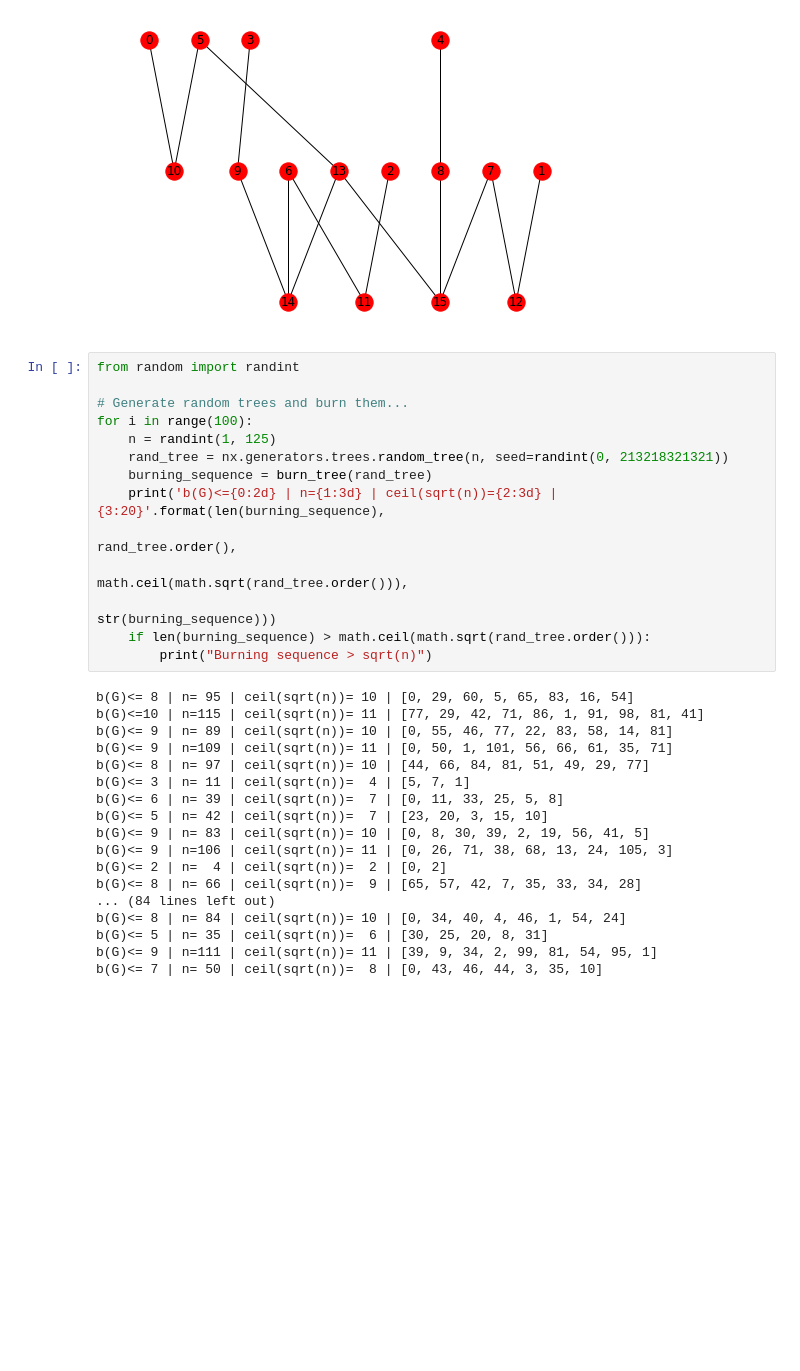
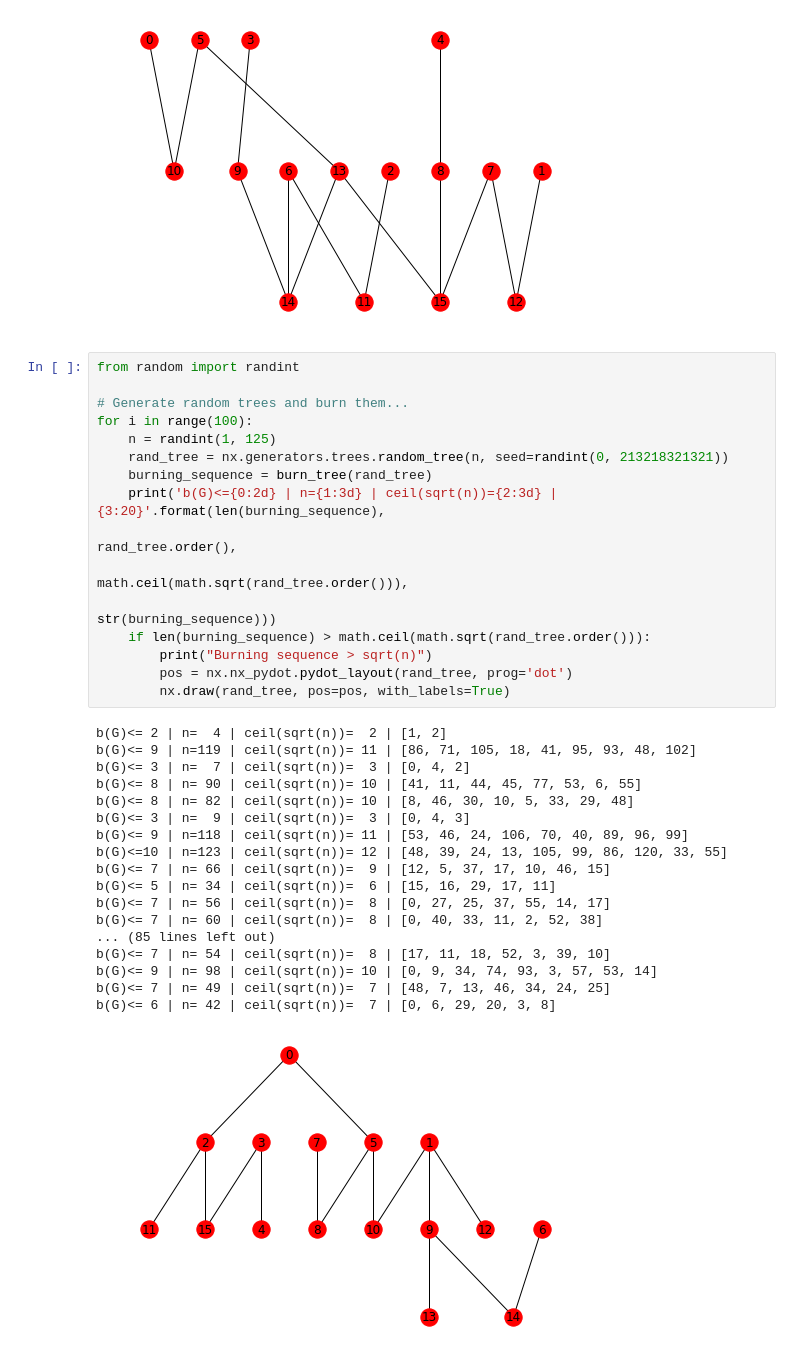
Before and after one commit to zhangyt3/graph-burning, a Jupyter notebook: burning_trees.ipynb, the cells around one changed output. Cells and saved outputs as stored; diff of their text form; blank space fills up the shorter version.

Commit message:
Found bad inputs for burn_tree (not using centers)

```diff
--- a/burning_trees.ipynb
+++ b/burning_trees.ipynb
@@ -81,32 +81,35 @@ show_graph('./trees/graph_30698.mat')
 # %%
 from random import randint
 
 # Generate random trees and burn them...
 for i in range(100):
     n = randint(1, 125)
     rand_tree = nx.generators.trees.random_tree(n, seed=randint(0, 213218321321))
     burning_sequence = burn_tree(rand_tree)
     print('b(G)<={0:2d} | n={1:3d} | ceil(sqrt(n))={2:3d} | {3:20}'.format(len(burning_sequence),
                                                                      rand_tree.order(),
                                                                      math.ceil(math.sqrt(rand_tree.order())),
                                                                      str(burning_sequence)))
     if len(burning_sequence) > math.ceil(math.sqrt(rand_tree.order())):
         print("Burning sequence > sqrt(n)")
+        pos = nx.nx_pydot.pydot_layout(rand_tree, prog='dot')
+        nx.draw(rand_tree, pos=pos, with_labels=True)
 # %% [output]
-b(G)<= 8 | n= 95 | ceil(sqrt(n))= 10 | [0, 29, 60, 5, 65, 83, 16, 54]
-b(G)<=10 | n=115 | ceil(sqrt(n))= 11 | [77, 29, 42, 71, 86, 1, 91, 98, 81, 41]
-b(G)<= 9 | n= 89 | ceil(sqrt(n))= 10 | [0, 55, 46, 77, 22, 83, 58, 14, 81]
-b(G)<= 9 | n=109 | ceil(sqrt(n))= 11 | [0, 50, 1, 101, 56, 66, 61, 35, 71]
-b(G)<= 8 | n= 97 | ceil(sqrt(n))= 10 | [44, 66, 84, 81, 51, 49, 29, 77]
-b(G)<= 3 | n= 11 | ceil(sqrt(n))=  4 | [5, 7, 1]
-b(G)<= 6 | n= 39 | ceil(sqrt(n))=  7 | [0, 11, 33, 25, 5, 8]
-b(G)<= 5 | n= 42 | ceil(sqrt(n))=  7 | [23, 20, 3, 15, 10]
-b(G)<= 9 | n= 83 | ceil(sqrt(n))= 10 | [0, 8, 30, 39, 2, 19, 56, 41, 5]
-b(G)<= 9 | n=106 | ceil(sqrt(n))= 11 | [0, 26, 71, 38, 68, 13, 24, 105, 3]
-b(G)<= 2 | n=  4 | ceil(sqrt(n))=  2 | [0, 2]
-b(G)<= 8 | n= 66 | ceil(sqrt(n))=  9 | [65, 57, 42, 7, 35, 33, 34, 28]
-... (84 lines left out)
-b(G)<= 8 | n= 84 | ceil(sqrt(n))= 10 | [0, 34, 40, 4, 46, 1, 54, 24]
-b(G)<= 5 | n= 35 | ceil(sqrt(n))=  6 | [30, 25, 20, 8, 31]
-b(G)<= 9 | n=111 | ceil(sqrt(n))= 11 | [39, 9, 34, 2, 99, 81, 54, 95, 1]
-b(G)<= 7 | n= 50 | ceil(sqrt(n))=  8 | [0, 43, 46, 44, 3, 35, 10]
+b(G)<= 2 | n=  4 | ceil(sqrt(n))=  2 | [1, 2]
+b(G)<= 9 | n=119 | ceil(sqrt(n))= 11 | [86, 71, 105, 18, 41, 95, 93, 48, 102]
+b(G)<= 3 | n=  7 | ceil(sqrt(n))=  3 | [0, 4, 2]
+b(G)<= 8 | n= 90 | ceil(sqrt(n))= 10 | [41, 11, 44, 45, 77, 53, 6, 55]
+b(G)<= 8 | n= 82 | ceil(sqrt(n))= 10 | [8, 46, 30, 10, 5, 33, 29, 48]
+b(G)<= 3 | n=  9 | ceil(sqrt(n))=  3 | [0, 4, 3]
+b(G)<= 9 | n=118 | ceil(sqrt(n))= 11 | [53, 46, 24, 106, 70, 40, 89, 96, 99]
+b(G)<=10 | n=123 | ceil(sqrt(n))= 12 | [48, 39, 24, 13, 105, 99, 86, 120, 33, 55]
+b(G)<= 7 | n= 66 | ceil(sqrt(n))=  9 | [12, 5, 37, 17, 10, 46, 15]
+b(G)<= 5 | n= 34 | ceil(sqrt(n))=  6 | [15, 16, 29, 17, 11]
+b(G)<= 7 | n= 56 | ceil(sqrt(n))=  8 | [0, 27, 25, 37, 55, 14, 17]
+b(G)<= 7 | n= 60 | ceil(sqrt(n))=  8 | [0, 40, 33, 11, 2, 52, 38]
+... (85 lines left out)
+b(G)<= 7 | n= 54 | ceil(sqrt(n))=  8 | [17, 11, 18, 52, 3, 39, 10]
+b(G)<= 9 | n= 98 | ceil(sqrt(n))= 10 | [0, 9, 34, 74, 93, 3, 57, 53, 14]
+b(G)<= 7 | n= 49 | ceil(sqrt(n))=  7 | [48, 7, 13, 46, 34, 24, 25]
+b(G)<= 6 | n= 42 | ceil(sqrt(n))=  7 | [0, 6, 29, 20, 3, 8]
+[figure, added]
```
Also changed, not shown: parts of 1 cell of this notebook.
